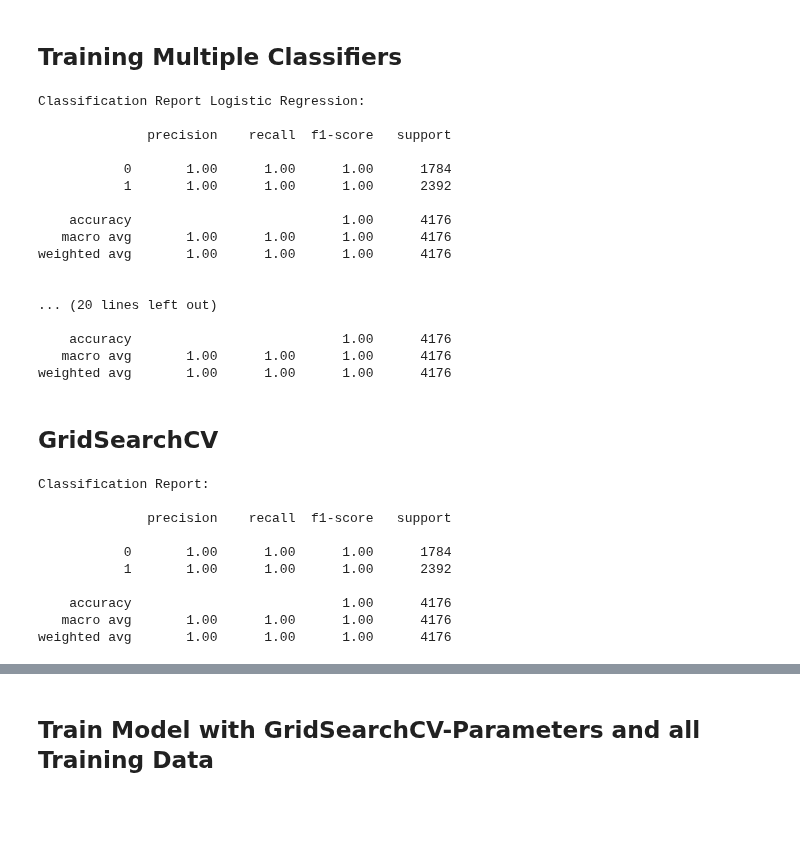
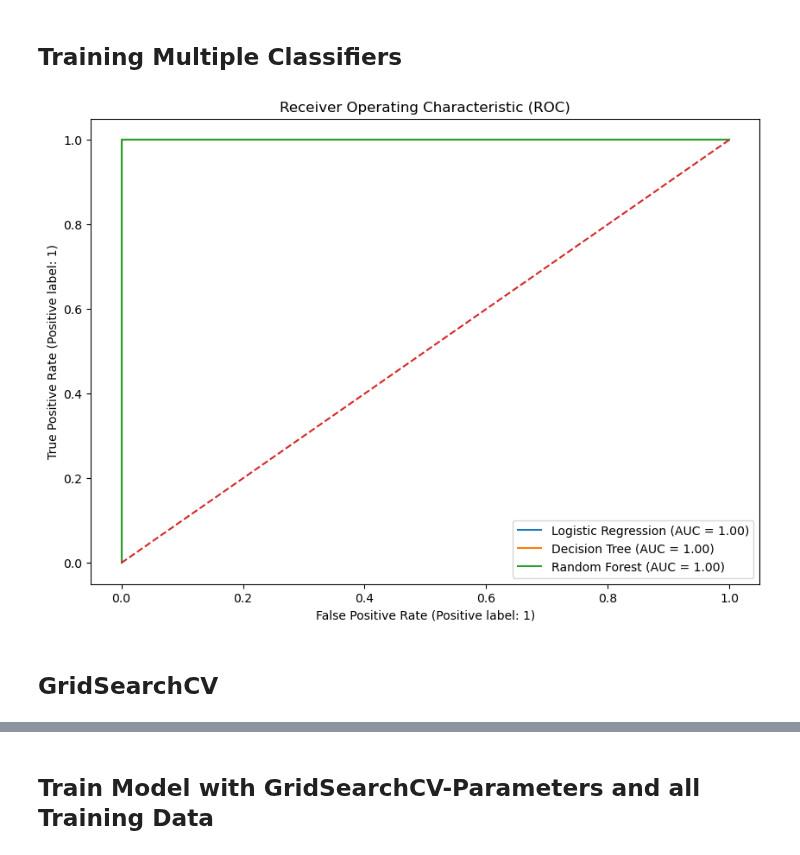
Before and after one commit to dropthedave/MLOps_Project, a Jupyter notebook: Notebook_Lukas.ipynb, the cells around one changed output, grey strips where cells are left out. Drawn from its saved outputs; the diff is of its cells as text; code cells hidden in the pictures; blank space fills up the shorter version.

```diff
--- a/Notebook_Lukas.ipynb
+++ b/Notebook_Lukas.ipynb
@@ -56,7 +63,7 @@ dataframe = pd.read_csv('Data/smoke_detection.csv', index_col=[0])
 
 To simulate multiple datasets we're going to order the dataset bei the *UTC* column and split it into 3 equal parts
 # %%
-def split_dataframe(dataframe=dataframe):
+def split_dataframe(dataframe: pd.DataFrame) -> tuple[pd.DataFrame, pd.DataFrame, pd.DataFrame]:
     # order dataframe by month
     dataframe = dataframe.sort_values(by='UTC').reset_index(drop=True)
 
@@ -235,23 +203,43 @@ def training(
-# %%
-training()
-# %% [output]
-Classification Report Logistic Regression:
-
-              precision    recall  f1-score   support
-
-           0       1.00      1.00      1.00      1784
-           1       1.00      1.00      1.00      2392
-
-    accuracy                           1.00      4176
-   macro avg       1.00      1.00      1.00      4176
-weighted avg       1.00      1.00      1.00      4176
-
-
-... (20 lines left out)
-
-    accuracy                           1.00      4176
-   macro avg       1.00      1.00      1.00      4176
-weighted avg       1.00      1.00      1.00      4176
+# %%
+# fit prediction model on train dataset
+def classifier_comparison(
+    xtrain: pd.DataFrame = xtrain_prepro,
+    ytrain: pd.DataFrame = ytrain,
+    xtest: pd.DataFrame = xtest_prepro,
+    ytest: pd.DataFrame = ytest,
+    clf: dict = {
+        'Logistic Regression': LogisticRegression(random_state=420),
+        'Decision Tree': DecisionTreeClassifier(random_state=420),
+        'Random Forest': RandomForestClassifier(random_state=420)
+        }
+    ):
+
+    run_name = "Classifier Comparison"
+
+    # start run
+    with mlflow.start_run(run_name=run_name) as run:
+        # build plot
+        fig, ax = plt.subplots(1, figsize=(10, 7))
+        # iterate over classifiers
+        for name, clf in clf.items():
+            # fit classifier
+            clf.fit(xtrain, ytrain)
+            # plot roc curve
+            RocCurveDisplay.from_estimator(clf, xtest, ytest, ax=ax, name=name)
+        ax.set_title('Receiver Operating Characteristic (ROC)')
+        ax.plot([0,1], [0,1], linestyle='--')
+        # save plot
+        plt.savefig('Plots/ROC Curves.png')
+        # log plot
+        mlflow.log_figure(fig, 'Plots/ROC Curves.png')
+        # end run
+        mlflow.end_run()
+
+    return plt.show()
+# %%
+classifier_comparison(xtrain=xtrain_prepro, ytrain=ytrain, xtest=xtest_prepro, ytest=ytest)
+# %% [output]
+[figure, added]
 # %% [markdown]
 ## GridSearchCV
 # %%
@@ -292,16 +283,3 @@ def grid_search(
         print(f'Classification Report:\n\n{classification_report(ytest, ypred)}\n\n')
         # end run
         mlflow.end_run()
-# %%
-grid_search()
-# %% [output]
-Classification Report:
-
-              precision    recall  f1-score   support
-
-           0       1.00      1.00      1.00      1784
-           1       1.00      1.00      1.00      2392
-
-    accuracy                           1.00      4176
-   macro avg       1.00      1.00      1.00      4176
-weighted avg       1.00      1.00      1.00      4176
```
Also changed, not shown: parts of 28 cells of this notebook.
